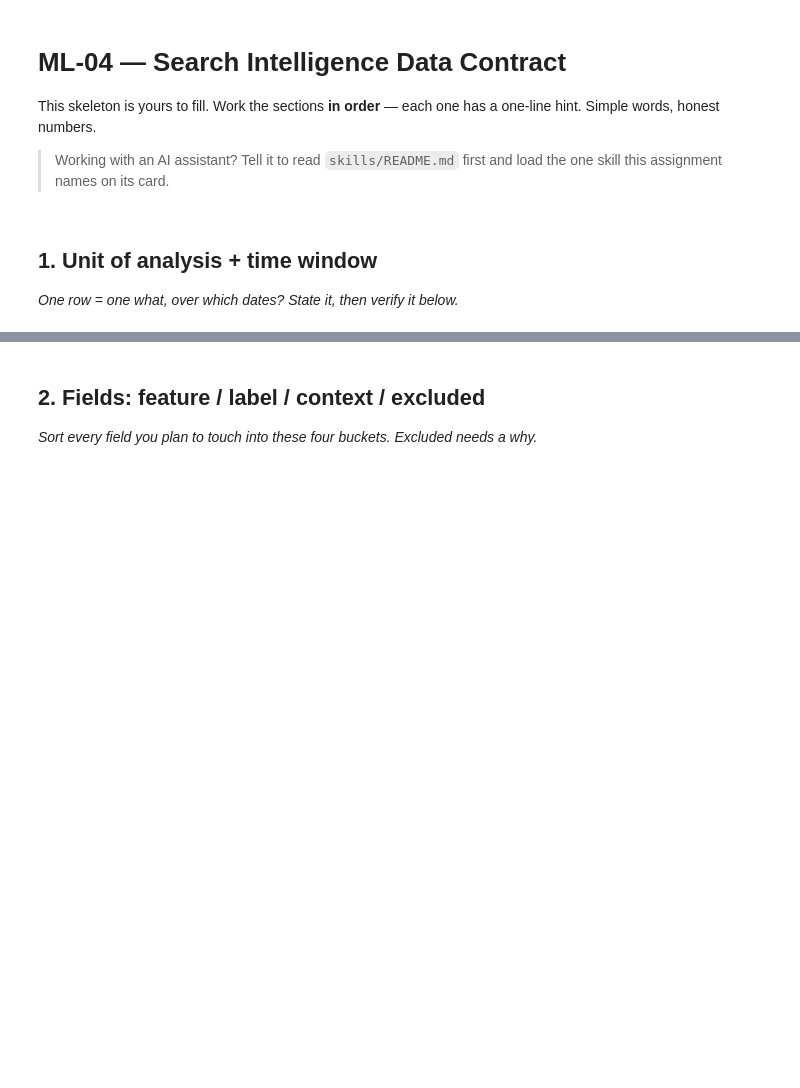
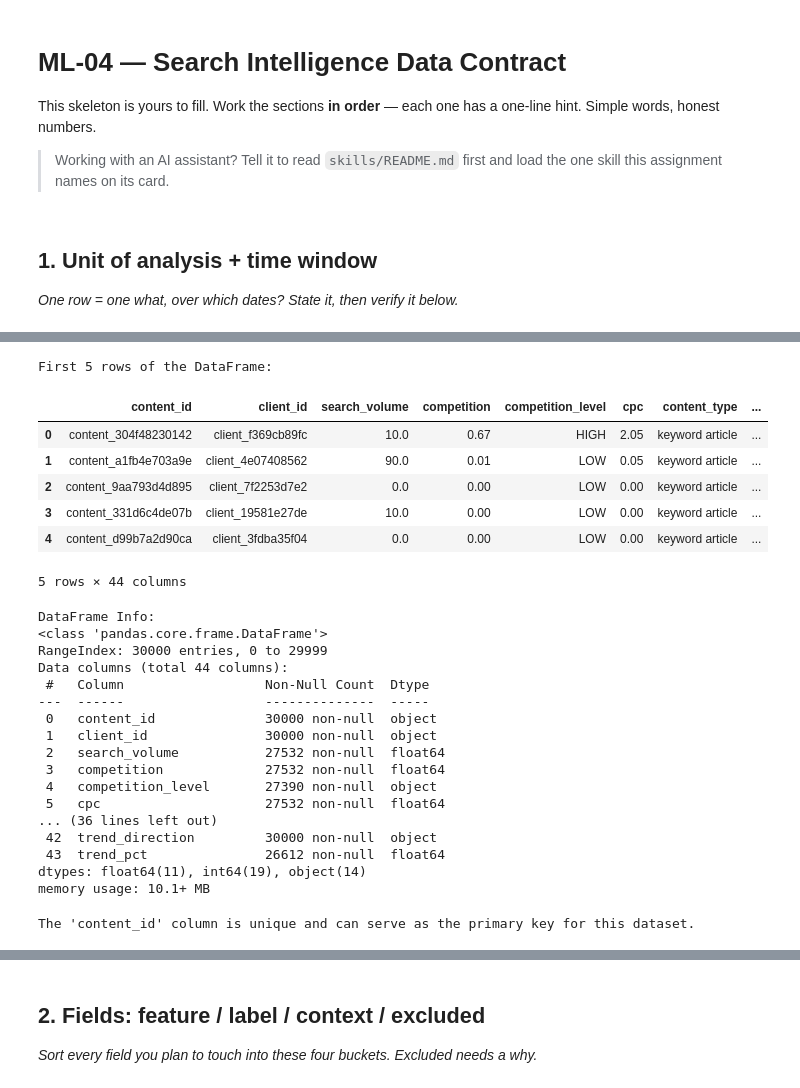
Before and after one commit to fareehaikram93/assignment1-intern, a Jupyter notebook: work/notebooks/w03_data_contract.ipynb, the cells around one changed output, grey strips where cells are left out. Saved outputs shown, nothing was run; the diff lists cells and outputs as text; code cells hidden in the pictures; blank space fills up the shorter version.

```diff
--- a/work/notebooks/w03_data_contract.ipynb
+++ b/work/notebooks/w03_data_contract.ipynb
@@ -49,0 +11,7 @@ display(df.head())
+# %%
+from google.colab import files
+
+uploaded = files.upload()
+
+for fn in uploaded.keys():
+  print(f'User uploaded file "{fn}" with length {len(uploaded[fn])} bytes')
@@ -49,0 +22,49 @@ display(df.head())
+# %%
+import pandas as pd
+import io
+
+# Assuming the uploaded file is content_refresh_anonymized.csv
+df = pd.read_csv(io.BytesIO(uploaded['content_refresh_anonymized.csv']))
+
+print("First 5 rows of the DataFrame:")
+display(df.head())
+
+print("\nDataFrame Info:")
+df.info()
+# %% [output]
+First 5 rows of the DataFrame:
+|  | content_id | client_id | search_volume | competition | competition_level | cpc | content_type | ... |
+| 0 | content_304f48230142 | client_f369cb89fc | 10.0 | 0.67 | HIGH | 2.05 | keyword article | ... |
+| 1 | content_a1fb4e703a9e | client_4e07408562 | 90.0 | 0.01 | LOW | 0.05 | keyword article | ... |
+| 2 | content_9aa793d4d895 | client_7f2253d7e2 | 0.0 | 0.00 | LOW | 0.00 | keyword article | ... |
+| 3 | content_331d6c4de07b | client_19581e27de | 10.0 | 0.00 | LOW | 0.00 | keyword article | ... |
+| 4 | content_d99b7a2d90ca | client_3fdba35f04 | 0.0 | 0.00 | LOW | 0.00 | keyword article | ... |
+5 rows × 44 columns
+DataFrame Info:
+<class 'pandas.core.frame.DataFrame'>
+RangeIndex: 30000 entries, 0 to 29999
+Data columns (total 44 columns):
+ #   Column                  Non-Null Count  Dtype
+---  ------                  --------------  -----
+ 0   content_id              30000 non-null  object
+ 1   client_id               30000 non-null  object
+ 2   search_volume           27532 non-null  float64
+ 3   competition             27532 non-null  float64
+ 4   competition_level       27390 non-null  object
+ 5   cpc                     27532 non-null  float64
+... (36 lines left out)
+ 42  trend_direction         30000 non-null  object
+ 43  trend_pct               26612 non-null  float64
+dtypes: float64(11), int64(19), object(14)
+memory usage: 10.1+ MB
+# %%
+if df['content_id'].is_unique:
+    print("The 'content_id' column is unique and can serve as the primary key for this dataset.")
+else:
+    print("The 'content_id' column is not unique. Let's investigate further if a combination of columns can form a primary key.")
+    # Display non-unique content_ids and their counts
+    duplicate_content_ids = df[df.duplicated('content_id', keep=False)]
+    print("\nExamples of duplicate 'content_id' values:")
+    display(duplicate_content_ids.sort_values('content_id').head())
+# %% [output]
+The 'content_id' column is unique and can serve as the primary key for this dataset.
```
Also changed, not shown: parts of 17 cells of this notebook.
